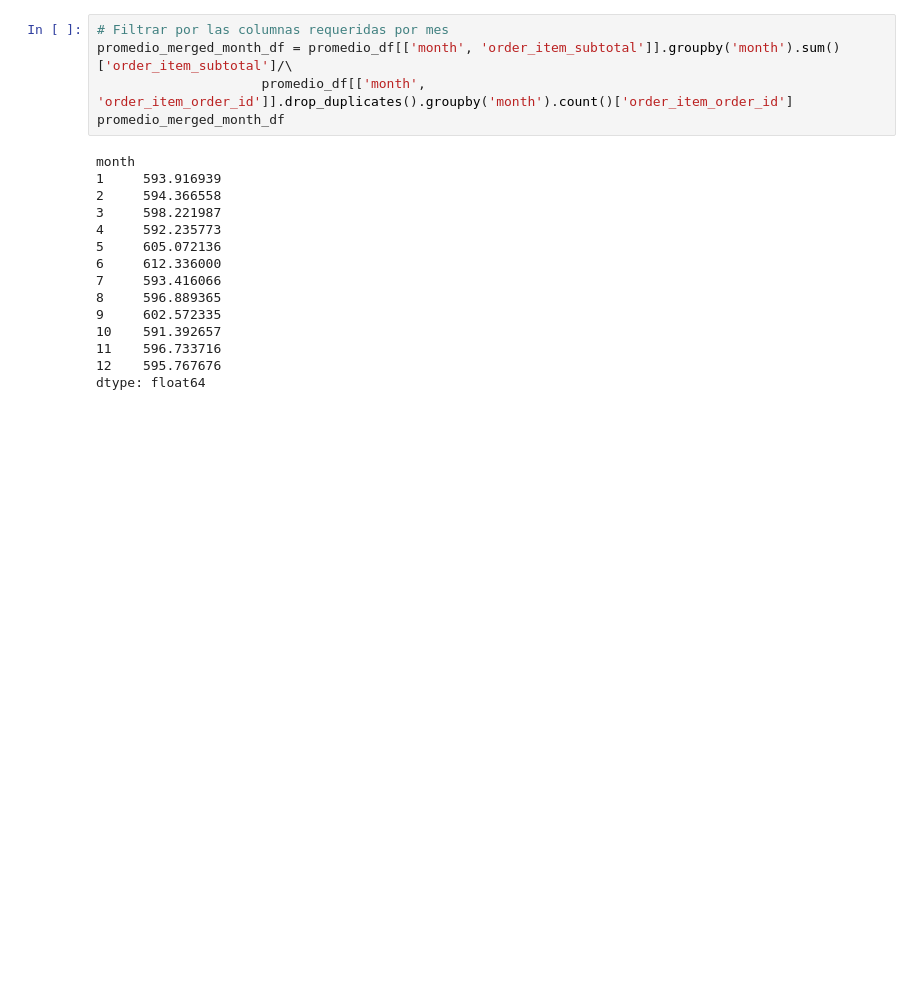
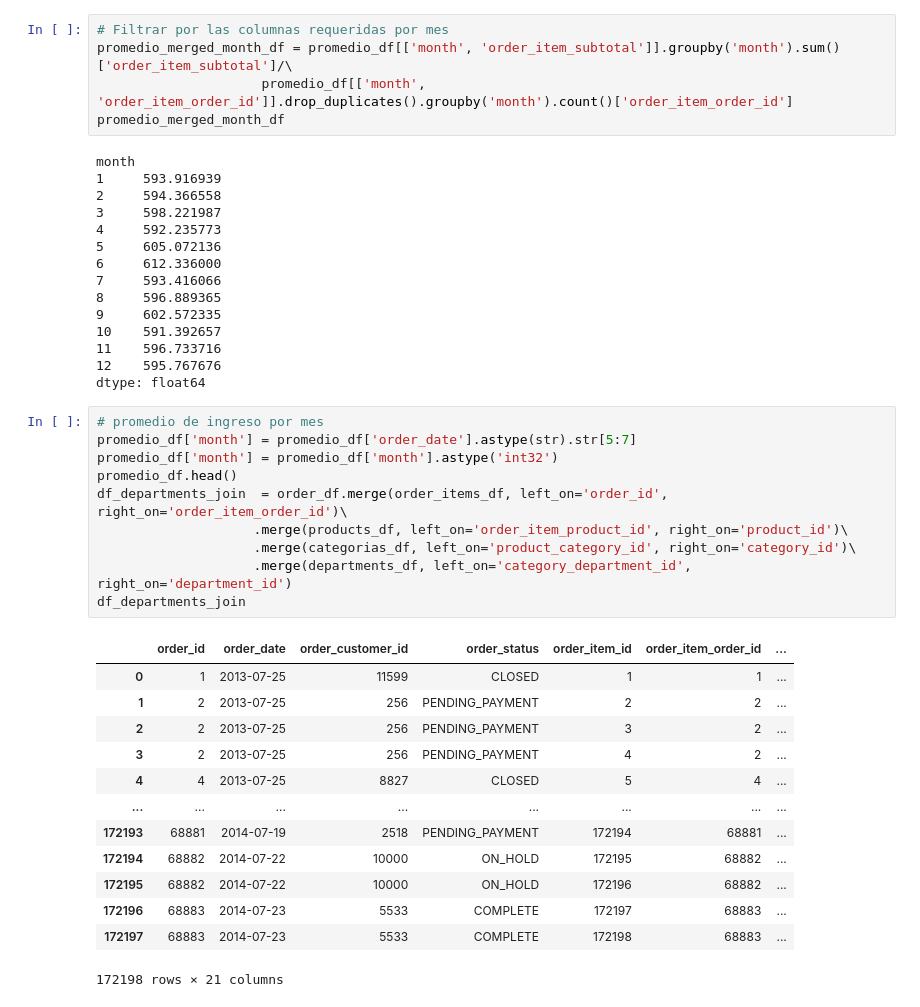
Before and after one commit to SaidGandur01/data-analysis-python, a Jupyter notebook: Sesion3/1.mysql.ipynb, the cells around one changed output. Cells and saved outputs as stored; diff of their text form; blank space fills up the shorter version.

Commit message:
Updating average with departments

```diff
--- a/Sesion3/1.mysql.ipynb
+++ b/Sesion3/1.mysql.ipynb
@@ -138,3 +138,27 @@ month
 11    596.733716
 12    595.767676
 dtype: float64
+# %%
+# promedio de ingreso por mes
+promedio_df['month'] = promedio_df['order_date'].astype(str).str[5:7]
+promedio_df['month'] = promedio_df['month'].astype('int32')
+promedio_df.head()
+df_departments_join  = order_df.merge(order_items_df, left_on='order_id', right_on='order_item_order_id')\
+                    .merge(products_df, left_on='order_item_product_id', right_on='product_id')\
+                    .merge(categorias_df, left_on='product_category_id', right_on='category_id')\
+                    .merge(departments_df, left_on='category_department_id', right_on='department_id')
+df_departments_join
+# %% [output]
+|  | order_id | order_date | order_customer_id | order_status | order_item_id | order_item_order_id | ... |
+| 0 | 1 | 2013-07-25 | 11599 | CLOSED | 1 | 1 | ... |
+| 1 | 2 | 2013-07-25 | 256 | PENDING_PAYMENT | 2 | 2 | ... |
+| 2 | 2 | 2013-07-25 | 256 | PENDING_PAYMENT | 3 | 2 | ... |
+| 3 | 2 | 2013-07-25 | 256 | PENDING_PAYMENT | 4 | 2 | ... |
+| 4 | 4 | 2013-07-25 | 8827 | CLOSED | 5 | 4 | ... |
+| ... | ... | ... | ... | ... | ... | ... | ... |
+| 172193 | 68881 | 2014-07-19 | 2518 | PENDING_PAYMENT | 172194 | 68881 | ... |
+| 172194 | 68882 | 2014-07-22 | 10000 | ON_HOLD | 172195 | 68882 | ... |
+| 172195 | 68882 | 2014-07-22 | 10000 | ON_HOLD | 172196 | 68882 | ... |
+| 172196 | 68883 | 2014-07-23 | 5533 | COMPLETE | 172197 | 68883 | ... |
+| 172197 | 68883 | 2014-07-23 | 5533 | COMPLETE | 172198 | 68883 | ... |
+172198 rows × 21 columns
```
Also changed, not shown: parts of 1 cell of this notebook.
